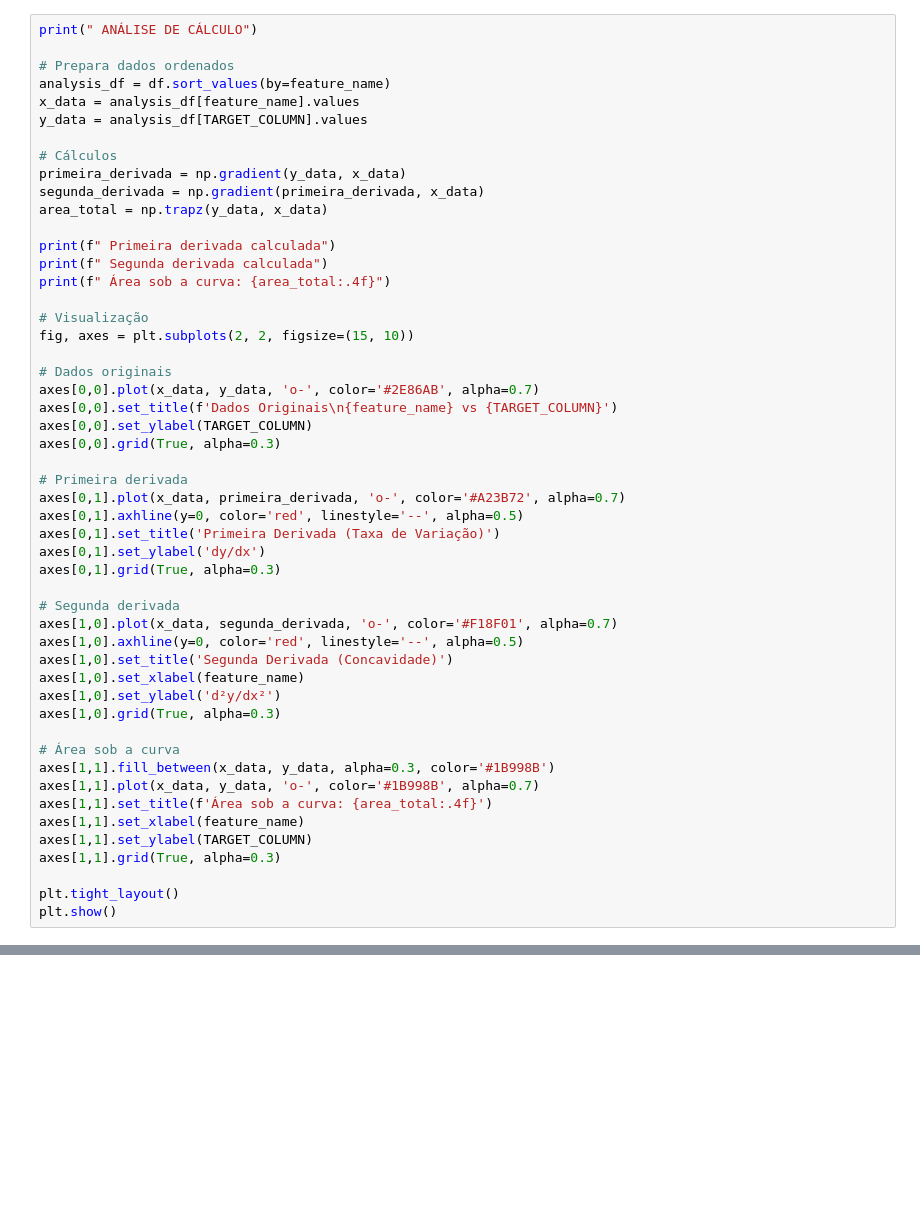
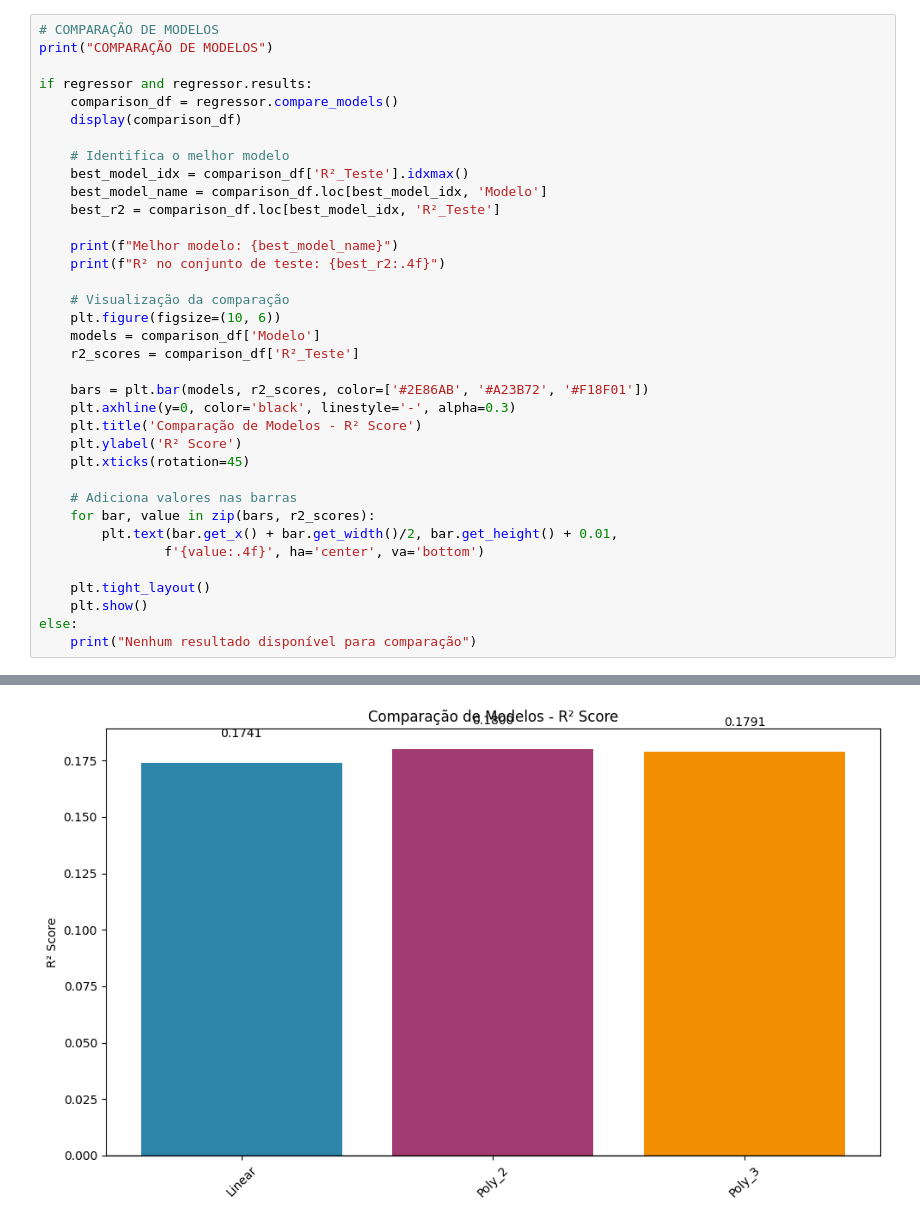
Before and after one commit to yMugrelo/calculus-ml-regression, a Jupyter notebook: notebook/trabalho_calculo.ipynb, the cells around one changed output, grey strips where cells are left out. Drawn from its saved outputs; the diff is of its cells as text; blank space fills up the shorter version.

```diff
--- a/notebook/trabalho_calculo.ipynb
+++ b/notebook/trabalho_calculo.ipynb
@@ -258,51 +368,37 @@ for model_name, result in regressor.results.items():
 # %%
-print(" ANÁLISE DE CÁLCULO")
+# COMPARAÇÃO DE MODELOS
+print("COMPARAÇÃO DE MODELOS")
 
-# Prepara dados ordenados
-analysis_df = df.sort_values(by=feature_name)
-x_data = analysis_df[feature_name].values
-y_data = analysis_df[TARGET_COLUMN].values
+if regressor and regressor.results:
+    comparison_df = regressor.compare_models()
+    display(comparison_df)
 
-# Cálculos
-primeira_derivada = np.gradient(y_data, x_data)
-segunda_derivada = np.gradient(primeira_derivada, x_data)
-area_total = np.trapz(y_data, x_data)
+    # Identifica o melhor modelo
+    best_model_idx = comparison_df['R²_Teste'].idxmax()
+    best_model_name = comparison_df.loc[best_model_idx, 'Modelo']
+    best_r2 = comparison_df.loc[best_model_idx, 'R²_Teste']
 
-print(f" Primeira derivada calculada")
-print(f" Segunda derivada calculada")
-print(f" Área sob a curva: {area_total:.4f}")
+    print(f"Melhor modelo: {best_model_name}")
+    print(f"R² no conjunto de teste: {best_r2:.4f}")
 
-# Visualização
-fig, axes = plt.subplots(2, 2, figsize=(15, 10))
+    # Visualização da comparação
+    plt.figure(figsize=(10, 6))
+    models = comparison_df['Modelo']
+    r2_scores = comparison_df['R²_Teste']
 
-# Dados originais
-axes[0,0].plot(x_data, y_data, 'o-', color='#2E86AB', alpha=0.7)
-axes[0,0].set_title(f'Dados Originais\n{feature_name} vs {TARGET_COLUMN}')
-axes[0,0].set_ylabel(TARGET_COLUMN)
-axes[0,0].grid(True, alpha=0.3)
+    bars = plt.bar(models, r2_scores, color=['#2E86AB', '#A23B72', '#F18F01'])
+    plt.axhline(y=0, color='black', linestyle='-', alpha=0.3)
+    plt.title('Comparação de Modelos - R² Score')
+    plt.ylabel('R² Score')
+    plt.xticks(rotation=45)
 
-# Primeira derivada
-axes[0,1].plot(x_data, primeira_derivada, 'o-', color='#A23B72', alpha=0.7)
-axes[0,1].axhline(y=0, color='red', linestyle='--', alpha=0.5)
-axes[0,1].set_title('Primeira Derivada (Taxa de Variação)')
-axes[0,1].set_ylabel('dy/dx')
-axes[0,1].grid(True, alpha=0.3)
+    # Adiciona valores nas barras
+    for bar, value in zip(bars, r2_scores):
+        plt.text(bar.get_x() + bar.get_width()/2, bar.get_height() + 0.01,
+                f'{value:.4f}', ha='center', va='bottom')
 
-# Segunda derivada
-axes[1,0].plot(x_data, segunda_derivada, 'o-', color='#F18F01', alpha=0.7)
-axes[1,0].axhline(y=0, color='red', linestyle='--', alpha=0.5)
-axes[1,0].set_title('Segunda Derivada (Concavidade)')
-axes[1,0].set_xlabel(feature_name)
-axes[1,0].set_ylabel('d²y/dx²')
-axes[1,0].grid(True, alpha=0.3)
-
-# Área sob a curva
-axes[1,1].fill_between(x_data, y_data, alpha=0.3, color='#1B998B')
-axes[1,1].plot(x_data, y_data, 'o-', color='#1B998B', alpha=0.7)
-axes[1,1].set_title(f'Área sob a curva: {area_total:.4f}')
-axes[1,1].set_xlabel(feature_name)
-axes[1,1].set_ylabel(TARGET_COLUMN)
-axes[1,1].grid(True, alpha=0.3)
-
-plt.tight_layout()
-plt.show()
+    plt.tight_layout()
+    plt.show()
+else:
+    print("Nenhum resultado disponível para comparação")
+# %% [output]
@@ -309 +412,2 @@ plt.show()
+[figure, added]
 # %%
```
Also changed, not shown: parts of 11 cells of this notebook.
